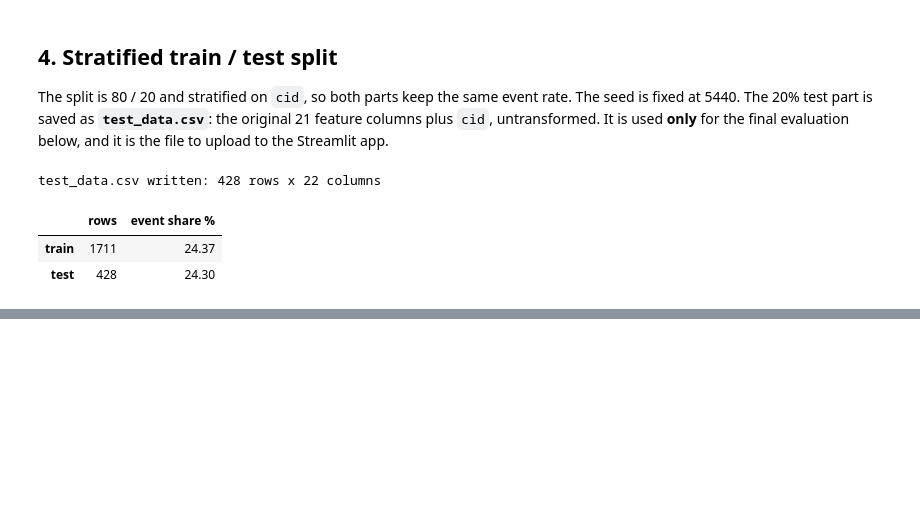
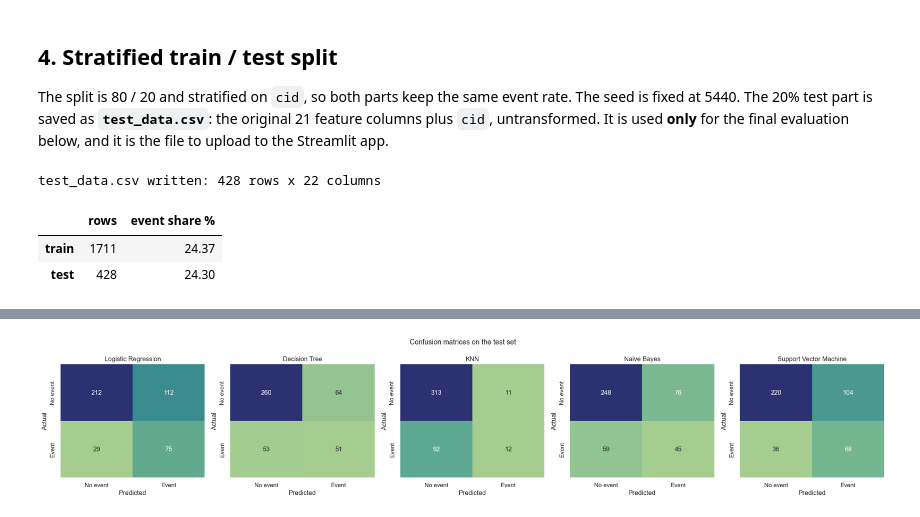
Before and after one commit to Investrader786/actg175-aids-event-prediction, a Jupyter notebook: actg175_model_training.ipynb, the cells around one changed output, grey strips where cells are left out. Saved outputs shown, nothing was run; the diff lists cells and outputs as text; code cells hidden in the pictures; blank space fills up the shorter version.

```diff
--- a/actg175_model_training.ipynb
+++ b/actg175_model_training.ipynb
@@ -224,0 +343,24 @@ test_data.csv written: 428 rows x 22 columns
+# %%
+test_rows, train_rows, preds = [], [], {}
+for name, model in fitted.items():
+    started = time.perf_counter()
+    test_metrics, y_pred, y_score = ev.evaluate_model(model, X_test, y_test)
+    predict_ms = (time.perf_counter() - started) * 1000
+    train_metrics, _, _ = ev.evaluate_model(model, X_train, y_train)
+    preds[name] = (y_pred, y_score)
+    test_rows.append({"ML Model Name": name, **test_metrics})
+    train_rows.append({"ML Model Name": name, **train_metrics, "test predict ms": predict_ms})
+
+metrics_test = pd.DataFrame(test_rows).set_index("ML Model Name")[ev.METRIC_NAMES]
+metrics_train = pd.DataFrame(train_rows).set_index("ML Model Name")
+metrics_test.to_csv(RESULTS_DIR / "metrics_comparison.csv")
+metrics_train.to_csv(RESULTS_DIR / "train_metrics.csv")
+
+table_md = ["| ML Model Name | " + " | ".join(ev.METRIC_NAMES) + " |",
+            "|---|" + "---|" * len(ev.METRIC_NAMES)]
+table_md += [f"| {n} | " + " | ".join(f"{metrics_test.loc[n, m]:.4f}" for m in ev.METRIC_NAMES) + " |"
+             for n in metrics_test.index]
+(RESULTS_DIR / "metrics_comparison.md").write_text("\n".join(table_md) + "\n", encoding="utf-8")
+
+print("Test-set metrics (held-out 20%):")
+metrics_test.round(4)
@@ -224,0 +387,17 @@ test_data.csv written: 428 rows x 22 columns
+# %%
+fig, axes = plt.subplots(1, 5, figsize=(22, 4.3))
+confusions = {}
+for ax, (name, (y_pred, _)) in zip(axes, preds.items()):
+    cm = ev.confusion_frame(y_test, y_pred)
+    confusions[name] = cm.values.tolist()
+    sns.heatmap(cm.values, annot=True, fmt="d", cmap="crest", cbar=False, ax=ax,
+                xticklabels=["No event", "Event"], yticklabels=["No event", "Event"])
+    ax.set_title(name)
+    ax.set_xlabel("Predicted")
+    ax.set_ylabel("Actual")
+fig.suptitle("Confusion matrices on the test set", fontsize=13)
+fig.tight_layout()
+plt.show()
+_ = (RESULTS_DIR / "confusion_matrices.json").write_text(json.dumps(confusions, indent=2), encoding="utf-8")
+# %% [output]
+[figure, added]
```
Also changed, not shown: parts of 13 cells of this notebook, 5 other files.
